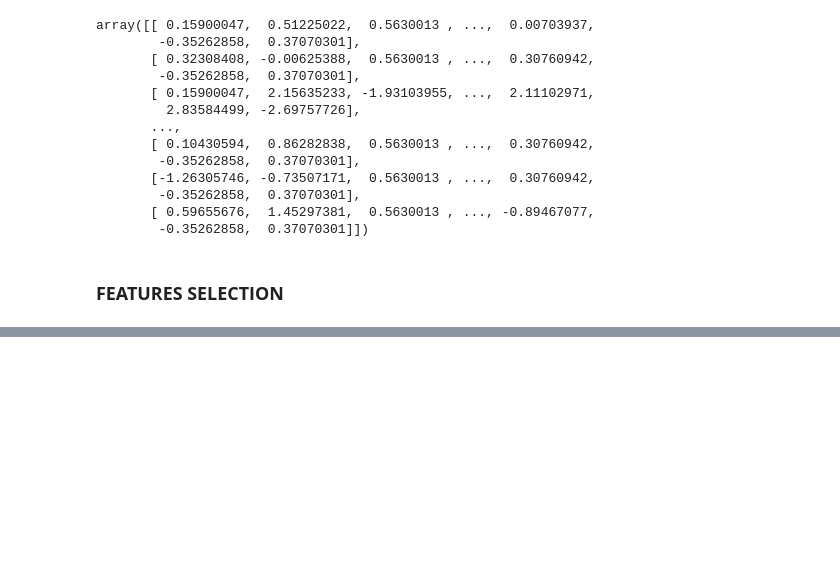
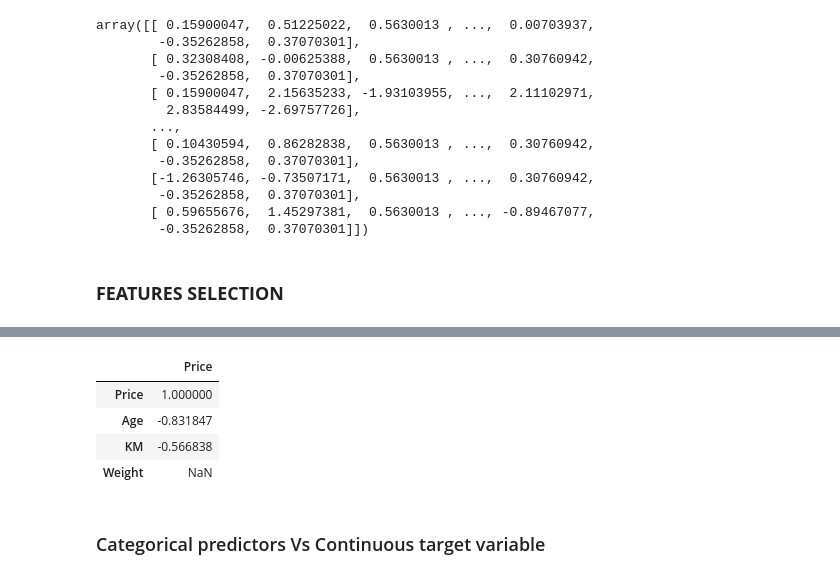
Before and after one commit to shanusaras/Deep_Learning_projects, a Jupyter notebook: Car_price_prediction/Car_price_prediction.ipynb, the cells around one changed output, grey strips where cells are left out. Cells and saved outputs as stored; diff of their text form; code cells hidden in the pictures; blank space fills up the shorter version.

```diff
--- a/Car_price_prediction/Car_price_prediction.ipynb
+++ b/Car_price_prediction/Car_price_prediction.ipynb
@@ -758,0 +780,10 @@ array([[ 0.15900047,  0.51225022,  0.5630013 , ...,  0.00703937,
+# %%
+# fixing 0.5 as threshold
+
+correlation[abs(correlation) > 0.5]
+# %% [output]
+|  | Price |
+| Price | 1.000000 |
+| Age | -0.831847 |
+| KM | -0.566838 |
+| Weight | NaN |
@@ -758,0 +792,2 @@ array([[ 0.15900047,  0.51225022,  0.5630013 , ...,  0.00703937,
+# %% [markdown]
+### Categorical predictors Vs Continuous target variable
```
Also changed, not shown: parts of 5 cells of this notebook.
